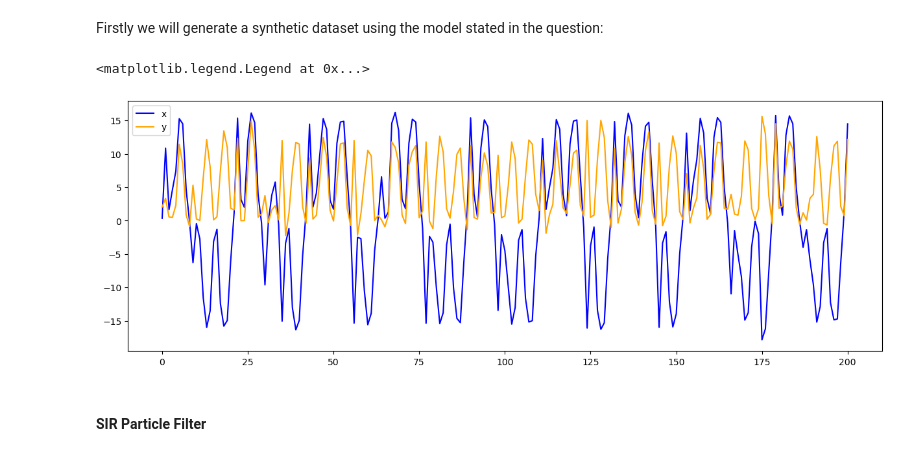
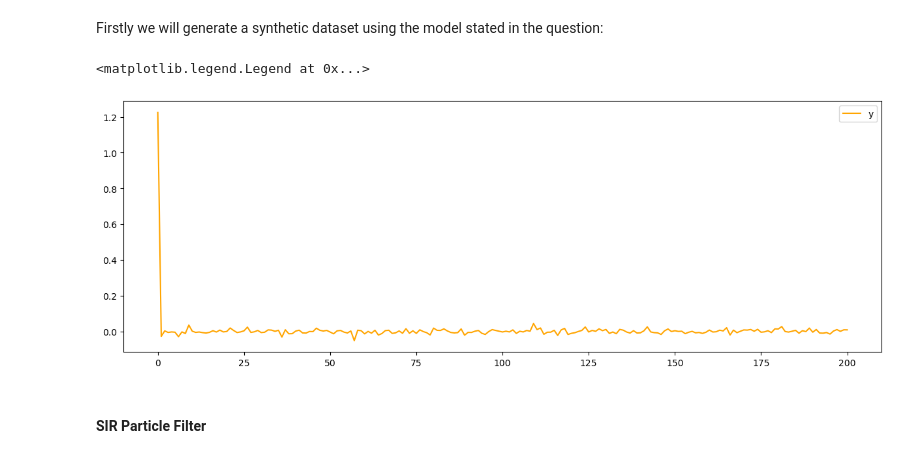
Before and after one commit to Gautam-Chauhan/Advanced-Simulation-Coursework, a Jupyter notebook: Q3.ipynb, the cells around one changed output. Saved outputs shown, nothing was run; the diff lists cells and outputs as text; code cells hidden in the pictures.

```diff
--- a/Q3.ipynb
+++ b/Q3.ipynb
@@ -10,7 +10,9 @@ from scipy.special import logsumexp
 # %% [markdown]
 Import and plot the given dataset:
 # %%
-y = np.genfromtxt("data.csv")
+data = np.genfromtxt("data.csv")
+# %%
+y = data[:1000]
 # %%
 timesteps = np.arange(1,len(y)+1)
 plt.plot(timesteps,y)
@@ -24,42 +26,42 @@ Text(0, 0.5, 'y')
 # %% [markdown]
 Firstly we will generate a synthetic dataset using the model stated in the question:
 # %%
-def generate_data(T):
+def generate_data(T,rho,sigma,beta):
 
     # Generate initial value of x randomly from N(0,1) and set seed for reproducibility
     rng1 = np.random.default_rng(1)
-    x0 = stats.norm.rvs(random_state=rng1)
+    x0 = stats.norm.rvs(scale=0.01,random_state=rng1)
 
     # Generate values of noise for V and W
     rng2 = np.random.default_rng(2)
-    v = stats.norm.rvs(loc=0,scale=np.sqrt(0.1),size=T,random_state=rng2)
+    v = stats.norm.rvs(size=T,random_state=rng2)
 
     rng3 = np.random.default_rng(3)
-    w = stats.norm.rvs(loc=0,scale=1,size=T+1,random_state=rng3)
+    w = stats.norm.rvs(size=T+1,random_state=rng3)
 
     # Arrays to store hidden state (x) and observations (y)
     x = np.zeros(T+1)
     x[0] = x0
     y = np.zeros(T+1)
-    y[0] = 1/20*x0**2 + w[0]
+    y[0] = rho*x[0] + sigma*w[0]
 
     # Recursively calculate hidden state and observations
     for i in range(1,T+1):
-        x[i] = 1/2*x[i-1] + 25*x[i-1]/(1+x[i-1]**2) + 8*np.cos(1.2*i) + v[i-1]
-        y[i] = 1/20*x[i]**2 + w[i]
+        x[i] = rho*x[i-1] + sigma*v[i-1]
+        y[i] = beta*np.exp(x[i]/2)*w[i]
 
     return x,y
 # %%
-hidden_state,y = generate_data(200)
+hidden_state,observations = generate_data(200,rho=0,sigma=0.6,beta=0.01)
 # %%
 timesteps = np.arange(0,201)
 plt.figure(figsize=(15,5))
-plt.plot(timesteps,hidden_state,color="blue",label="x")
-plt.plot(timesteps,y,color="orange",label="y")
+# plt.plot(timesteps,hidden_state,color="blue",label="x")
+plt.plot(timesteps,observations,color="orange",label="y")
 plt.legend()
 # %% [output]
 <matplotlib.legend.Legend at 0x...>
-[figure, old version]
+[figure, new version]
 # %% [markdown]
 #### SIR Particle Filter
 # %% [markdown]
```
Also changed, not shown: parts of 31 cells of this notebook, 1 other file.
